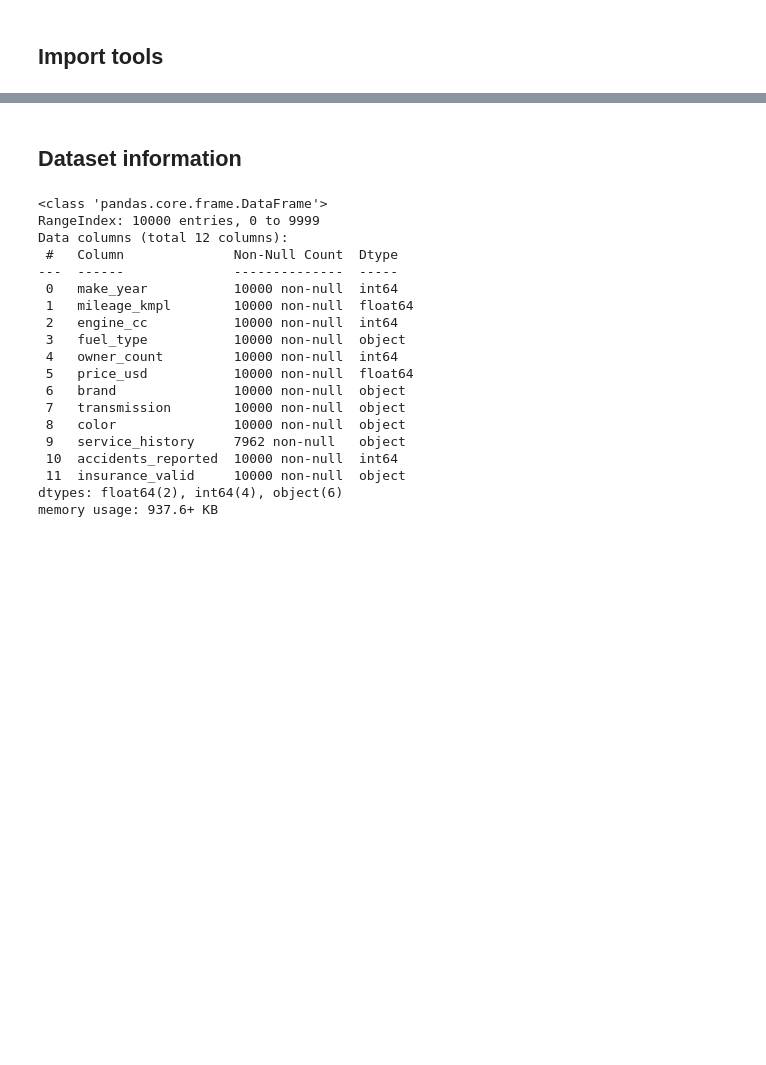
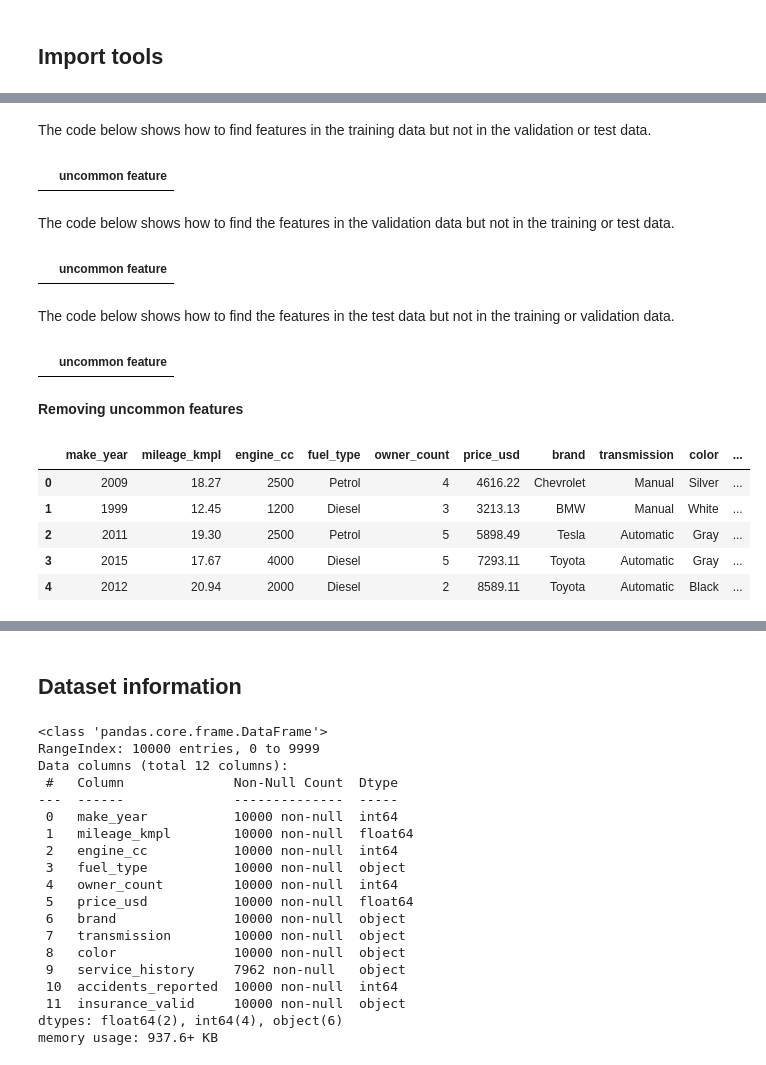
Before and after one commit to Simba-gwu/Machine_learning_project, a Jupyter notebook: Used_Car_Price_Prediction.ipynb, the cells around one changed output, grey strips where cells are left out. Cells and saved outputs as stored; diff of their text form; code cells hidden in the pictures; blank space fills up the shorter version.

Commit message:
Created data cleaning

```diff
--- a/Used_Car_Price_Prediction.ipynb
+++ b/Used_Car_Price_Prediction.ipynb
@@ -47,0 +153,29 @@ df.head()
+# %%
+def common_var_checker(df_train, df_val, df_test, target):
+    """
+    The common variables checker
+
+    Parameters
+    ----------
+    df_train : the dataframe of training data
+    df_val : the dataframe of validation data
+    df_test : the dataframe of test data
+    target : the name of the target
+
+    Returns
+    ----------
+    The dataframe of common variables between the training, validation and test data
+    """
+
+    # Get the dataframe of common variables between the training, validation and test data
+    df_common_var = pd.DataFrame(np.intersect1d(np.intersect1d(df_train.columns, df_val.columns), np.union1d(df_test.columns, [target])),
+                                 columns=['common var'])
+
+    return df_common_var
+# %%
+# Call common_var_checker
+#
+df_common_var = common_var_checker(df_train, df_val, df_test, target)
+
+# Print df_common_var
+df_common_var
@@ -47,0 +196,45 @@ df.head()
+# %% [markdown]
+The code below shows how to find features in the training data but not in the validation or test data.
+# %%
+# Get the features in the training data but not in the validation or test data
+uncommon_feature_train_not_val_test = np.setdiff1d(df_train.columns, df_common_var['common var'])
+
+# Print the uncommon features
+pd.DataFrame(uncommon_feature_train_not_val_test, columns=['uncommon feature'])
+# %% [output]
+|  | uncommon feature |
+# %% [markdown]
+The code below shows how to find the features in the validation data but not in the training or test data.
+# %%
+# Get the features in the validation data but not in the training or test data
+uncommon_feature_val_not_train_test = np.setdiff1d(df_val.columns, df_common_var['common var'])
+
+# Print the uncommon features
+pd.DataFrame(uncommon_feature_val_not_train_test, columns=['uncommon feature'])
+# %% [output]
+|  | uncommon feature |
+# %% [markdown]
+The code below shows how to find the features in the test data but not in the training or validation data.
+# %%
+# Get the features in the test data but not in the training or validation data
+uncommon_feature_test_not_train_val = np.setdiff1d(df_test.columns, df_common_var['common var'])
+
+# Print the uncommon features
+pd.DataFrame(uncommon_feature_test_not_train_val, columns=['uncommon feature'])
+# %% [output]
+|  | uncommon feature |
+# %% [markdown]
+**Removing uncommon features**
+# %%
+# Remove the uncommon features from the training data
+df_train = df_train.drop(columns=uncommon_feature_train_not_val_test)
+
+# Print the first 5 rows of df_train
+df_train.head()
+# %% [output]
+|  | make_year | mileage_kmpl | engine_cc | fuel_type | owner_count | price_usd | brand | transmission | color | ... |
+| 0 | 2009 | 18.27 | 2500 | Petrol | 4 | 4616.22 | Chevrolet | Manual | Silver | ... |
+| 1 | 1999 | 12.45 | 1200 | Diesel | 3 | 3213.13 | BMW | Manual | White | ... |
+| 2 | 2011 | 19.30 | 2500 | Petrol | 5 | 5898.49 | Tesla | Automatic | Gray | ... |
+| 3 | 2015 | 17.67 | 4000 | Diesel | 5 | 7293.11 | Toyota | Automatic | Gray | ... |
+| 4 | 2012 | 20.94 | 2000 | Diesel | 2 | 8589.11 | Toyota | Automatic | Black | ... |
```
Also changed, not shown: parts of 75 cells of this notebook.
